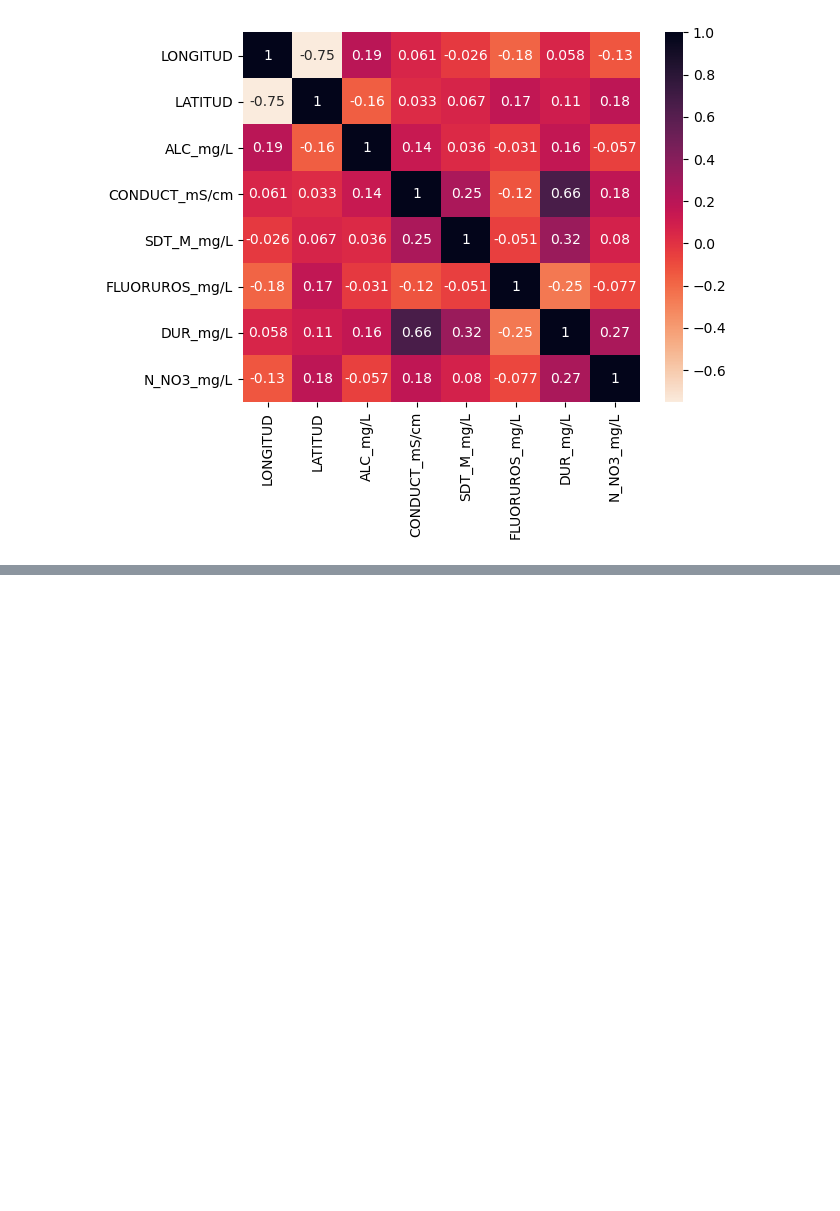
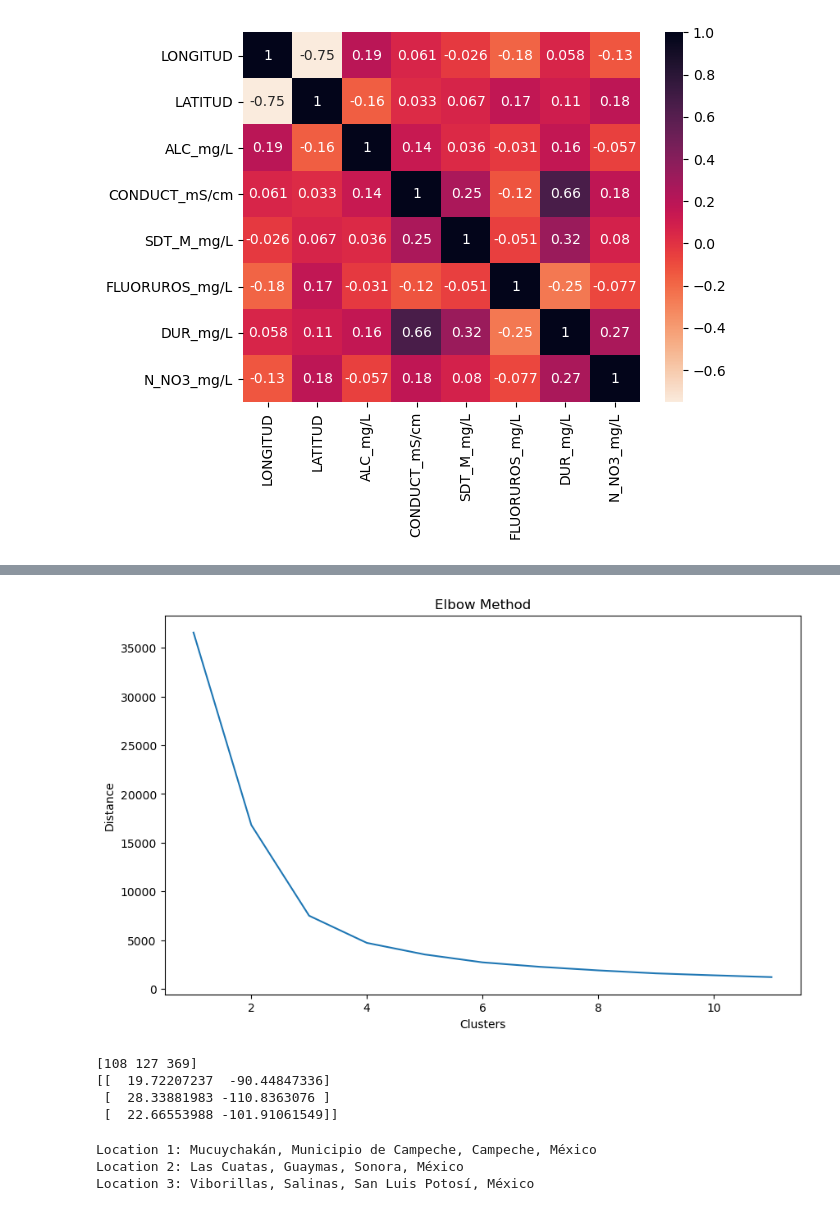
Before and after one commit to PosgradoMNA/actividades-del-projecto-cad_equipo_11, a Jupyter notebook: notebooks/reto_entrega_1.ipynb, the cells around one changed output, grey strips where cells are left out. Cells and saved outputs as stored; diff of their text form; code cells hidden in the pictures; blank space fills up the shorter version.

```diff
--- a/notebooks/reto_entrega_1.ipynb
+++ b/notebooks/reto_entrega_1.ipynb
@@ -166,0 +176,46 @@ sns.heatmap(df_numeric.corr(), annot=True, cmap='rocket_r')
+# %%
+from sklearn.cluster import KMeans
+import geopandas as gpd
+from shapely.geometry import Point
+K = range(1,12)
+distance=[]
+
+for k in K:
+    kmeans = KMeans(n_clusters=k, random_state=1, n_init=20).fit(latlong)
+    distance.append(kmeans.inertia_)
+
+plt.figure(figsize=(10, 6))
+plt.plot(K, distance)
+plt.title('Elbow Method')
+plt.xlabel('Clusters')
+plt.ylabel('Distance')
+plt.show()
+
+# NÚMERO OPTIMO ES 3 CLUSTERS
+# %% [output]
+[figure, added]
+# %%
+kmeans = KMeans(n_clusters=3, random_state=1)
+kmean_p = kmeans.fit_predict(latlong) # Nos dice a que cluster pertenece cada ubicacion
+countTotal = np.bincount(kmean_p)
+print(countTotal)
+print(kmeans.cluster_centers_) # Latitud y longitud de los lugares optimos
+# %% [output]
+[108 127 369]
+[[  19.72207237  -90.44847336]
+ [  28.33881983 -110.8363076 ]
+ [  22.66553988 -101.91061549]]
+# %%
+# Obtener las ciudades de cada almacen
+from geopy.geocoders import Nominatim
+centers = kmeans.cluster_centers_
+geolocator = Nominatim(user_agent="kmeans_app")
+locations = []
+for i in range(len(centers)):
+  location = geolocator.reverse(str(centers[i][0]) + "," + str(centers[i][1]))
+  locations.append(location.address)
+  print(f'Location {i+1}: {location.address}')
+# %% [output]
+Location 1: Mucuychakán, Municipio de Campeche, Campeche, México
+Location 2: Las Cuatas, Guaymas, Sonora, México
+Location 3: Viborillas, Salinas, San Luis Potosí, México
```
Also changed, not shown: parts of 9 cells of this notebook.
